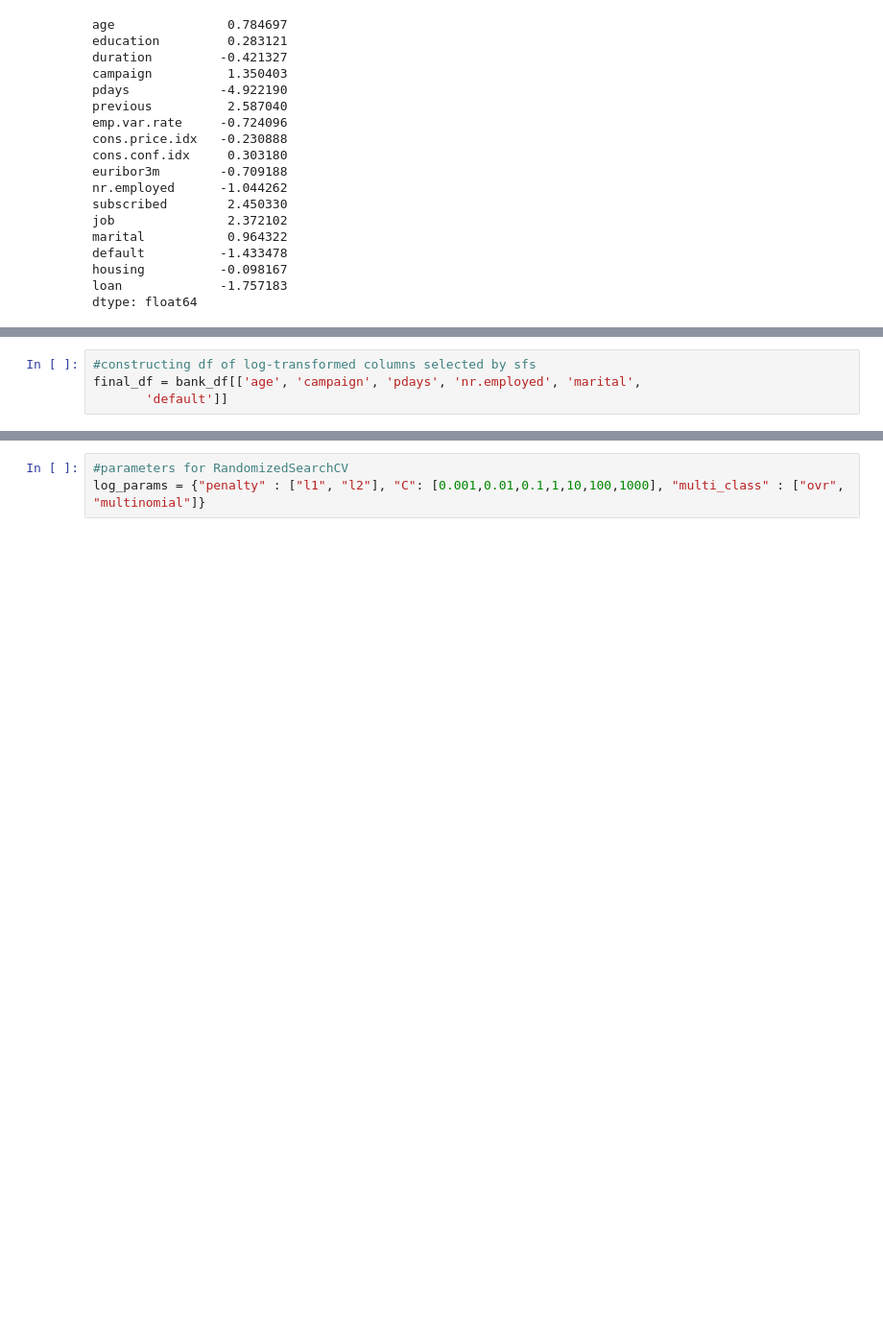
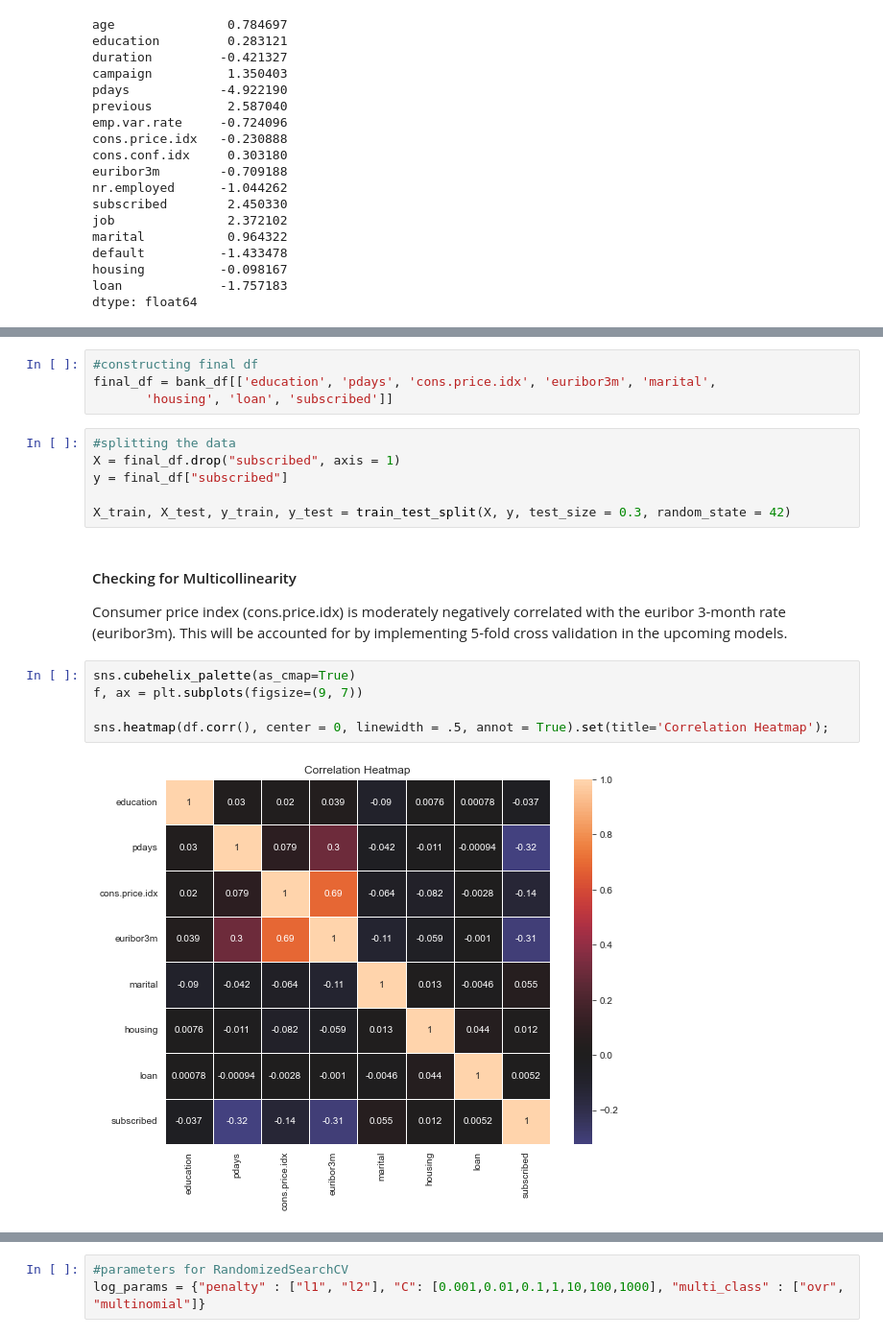
Before and after one commit to Lois-Wong/Marketing-Subscription-Classification, a Jupyter notebook: PAA_III.ipynb, the cells around one changed output, grey strips where cells are left out. Shown at 96% size. Cells and saved outputs as stored; diff of their text form; blank space fills up the shorter version.

```diff
--- a/PAA_III.ipynb
+++ b/PAA_III.ipynb
@@ -511,7 +515,23 @@ array(['age', 'duration', 'campaign', 'pdays', 'nr.employed', 'marital',
-# %%
-#constructing df of log-transformed columns selected by sfs
-final_df = bank_df[['age', 'campaign', 'pdays', 'nr.employed', 'marital',
-       'default']]
+# %%
+#constructing final df
+final_df = bank_df[['education', 'pdays', 'cons.price.idx', 'euribor3m', 'marital',
+       'housing', 'loan', 'subscribed']]
+# %%
+#splitting the data
+X = final_df.drop("subscribed", axis = 1)
+y = final_df["subscribed"]
+
+X_train, X_test, y_train, y_test = train_test_split(X, y, test_size = 0.3, random_state = 42)
+# %% [markdown]
+#### Checking for Multicollinearity
+Consumer price index (cons.price.idx) is moderately negatively correlated with the euribor 3-month rate (euribor3m). This will be accounted for by implementing 5-fold cross validation in the upcoming models.
+# %%
+sns.cubehelix_palette(as_cmap=True)
+f, ax = plt.subplots(figsize=(9, 7))
+
+sns.heatmap(df.corr(), center = 0, linewidth = .5, annot = True).set(title='Correlation Heatmap');
+# %% [output]
+[figure, added]
 # %% [markdown]
 #### Performance Metric Rationale
 
```
Also changed, not shown: parts of 74 cells of this notebook.
